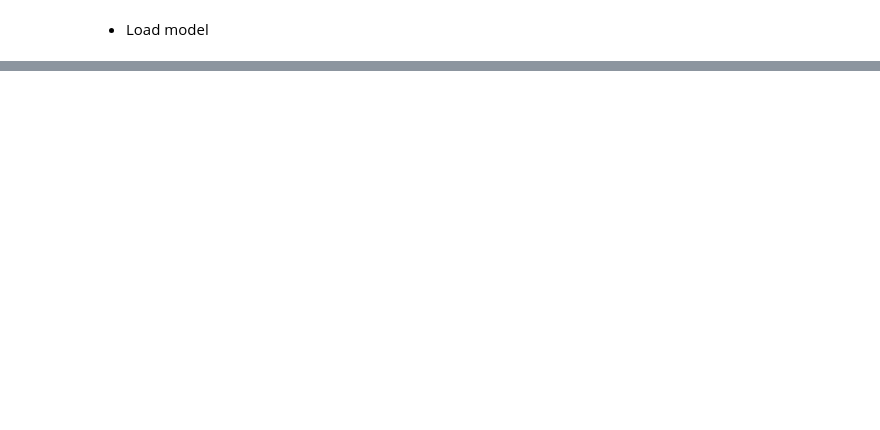
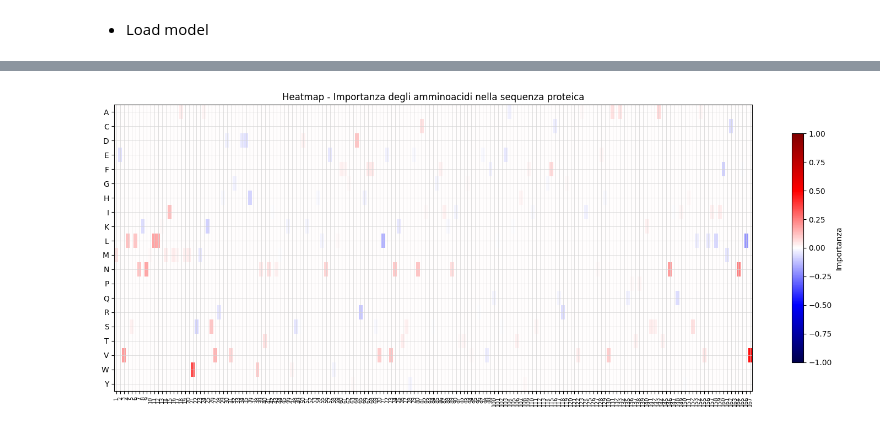
Before and after one commit to francescopatane96/protein-xAI, a Jupyter notebook: xAI_captum_transformer.ipynb, the cells around one changed output, grey strips where cells are left out. Drawn from its saved outputs; the diff is of its cells as text; code cells hidden in the pictures; blank space fills up the shorter version.

```diff
--- a/xAI_captum_transformer.ipynb
+++ b/xAI_captum_transformer.ipynb
@@ -545,0 +568,20 @@ attribution = ig.attribute(inputs = input, baselines=baseline, target=0)
+# %%
+from IPython.display import Markdown, display
+
+# Rappresentazione testuale del testo generato con colori
+formatted_text = ""
+for i in range(len(generated_text)):
+    aminoacid = generated_text[i]
+    score = attributions_sum[i]
+    if score > 0:
+        if score > 0.5:
+            colored_aminoacid = f'<font color="darkgreen">{aminoacid}</font>'
+        else:
+            colored_aminoacid = f'<font color="green">{aminoacid}</font>'
+    elif score < 0:
+        colored_aminoacid = f'<font color="red">{aminoacid}</font>'
+    else:
+        colored_aminoacid = aminoacid
+    formatted_text += colored_aminoacid + " "
+
+display(Markdown(formatted_text))
@@ -545,0 +638,59 @@ attribution = ig.attribute(inputs = input, baselines=baseline, target=0)
+# %%
+import matplotlib.pyplot as plt
+import numpy as np
+import matplotlib.colors as mcolors
+
+
+
+# Rimozione degli elementi 'PAD' dalla sequenza e dagli attributi
+generated_text = [aa for aa in generated_text if aa != 'PAD']
+attributions_sum = [score for score, aa in zip(attributions_sum, generated_text) if aa != 'PAD']
+
+# Creazione della lista di amminoacidi unici
+unique_aminoacids = list(set(generated_text))
+unique_aminoacids.sort()
+
+# Creazione della matrice di attributi
+attributions_matrix = np.zeros((len(unique_aminoacids), len(generated_text)))
+for i, aminoacid in enumerate(generated_text):
+    j = unique_aminoacids.index(aminoacid)
+    attributions_matrix[j, i] = attributions_sum[i]
+
+# Creazione della figura
+fig, ax = plt.subplots(figsize=(15, 6))
+
+# Tracciamento della heatmap
+im = ax.imshow(attributions_matrix, cmap='seismic', aspect='auto', vmin=-1, vmax=1)
+
+
+
+# Etichettatura degli amminoacidi sull'asse y
+ax.set_yticks(np.arange(len(unique_aminoacids)))
+ax.set_yticklabels(unique_aminoacids)
+
+# Etichettatura delle posizioni sull'asse x
+x_ticks = np.arange(0, len(generated_text), 1)
+ax.set_xticks(x_ticks)
+ax.set_xticklabels(np.arange(1, len(generated_text)+1)[x_ticks], rotation=90)
+ax.tick_params(axis='x', labelsize=7)
+
+# Aggiunta di una barra dei colori
+cbar = ax.figure.colorbar(im, ax=ax, shrink=0.8)
+
+# Personalizzazione della barra dei colori
+cbar.set_label('Importanza')
+cbar.ax.tick_params(labelsize=10)
+
+# Titolo del grafico
+ax.set_title('Heatmap - Importanza degli amminoacidi nella sequenza proteica')
+
+ax.grid(color='lightgrey', linestyle='-', linewidth=0.5)
+
+
+# Ridimensionamento dei tick sull'asse y
+plt.tight_layout()
+
+# Visualizzazione del grafico
+plt.show()
+# %% [output]
+[figure, added]
```
Also changed, not shown: parts of 41 cells of this notebook.
